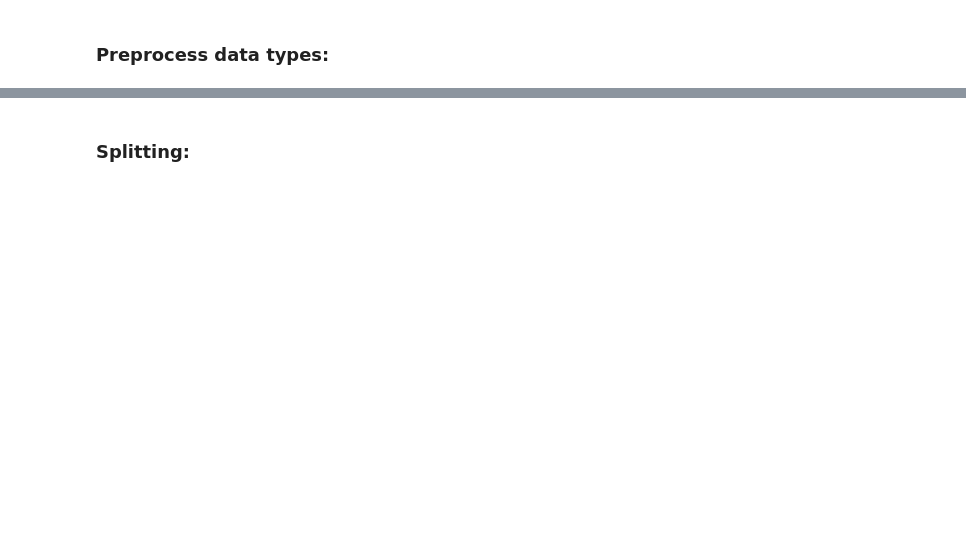
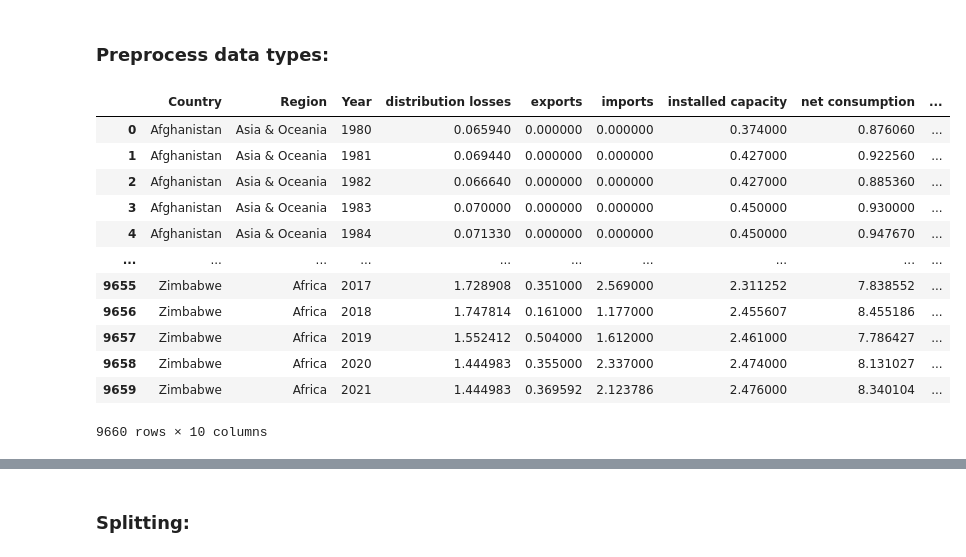
Before and after one commit to czFIRE/Visualisation_Energy_Statistics, a Jupyter notebook: project.ipynb, the cells around one changed output, grey strips where cells are left out. Cells and saved outputs as stored; diff of their text form; code cells hidden in the pictures; blank space fills up the shorter version.

```diff
--- a/project.ipynb
+++ b/project.ipynb
@@ -91,3 +151,26 @@ data["Region"] = data["Region"].apply(lambda x: x.strip()).astype("category")
 data["Features"] = data["Features"].apply(lambda x: x.strip()).astype("category")
 data["Year"] = data["Year"].astype("category")
 data["Value"] = data["Value"].astype("float")
+# %%
+# Pivot the dataframe to get the desired format
+new_df = data.set_index(['Country', 'Region', 'Year', 'Features']).unstack('Features').reset_index()
+
+# Flatten the multi-level column index
+new_df.columns = [col[1] if col[1] else col[0] for col in new_df.columns]
+
+# Display the resulting dataframe
+new_df
+# %% [output]
+|  | Country | Region | Year | distribution losses | exports | imports | installed capacity | net consumption | ... |
+| 0 | Afghanistan | Asia & Oceania | 1980 | 0.065940 | 0.000000 | 0.000000 | 0.374000 | 0.876060 | ... |
+| 1 | Afghanistan | Asia & Oceania | 1981 | 0.069440 | 0.000000 | 0.000000 | 0.427000 | 0.922560 | ... |
+| 2 | Afghanistan | Asia & Oceania | 1982 | 0.066640 | 0.000000 | 0.000000 | 0.427000 | 0.885360 | ... |
+| 3 | Afghanistan | Asia & Oceania | 1983 | 0.070000 | 0.000000 | 0.000000 | 0.450000 | 0.930000 | ... |
+| 4 | Afghanistan | Asia & Oceania | 1984 | 0.071330 | 0.000000 | 0.000000 | 0.450000 | 0.947670 | ... |
+| ... | ... | ... | ... | ... | ... | ... | ... | ... | ... |
+| 9655 | Zimbabwe | Africa | 2017 | 1.728908 | 0.351000 | 2.569000 | 2.311252 | 7.838552 | ... |
+| 9656 | Zimbabwe | Africa | 2018 | 1.747814 | 0.161000 | 1.177000 | 2.455607 | 8.455186 | ... |
+| 9657 | Zimbabwe | Africa | 2019 | 1.552412 | 0.504000 | 1.612000 | 2.461000 | 7.786427 | ... |
+| 9658 | Zimbabwe | Africa | 2020 | 1.444983 | 0.355000 | 2.337000 | 2.474000 | 8.131027 | ... |
+| 9659 | Zimbabwe | Africa | 2021 | 1.444983 | 0.369592 | 2.123786 | 2.476000 | 8.340104 | ... |
+9660 rows × 10 columns
```
Also changed, not shown: parts of 14 cells of this notebook.
